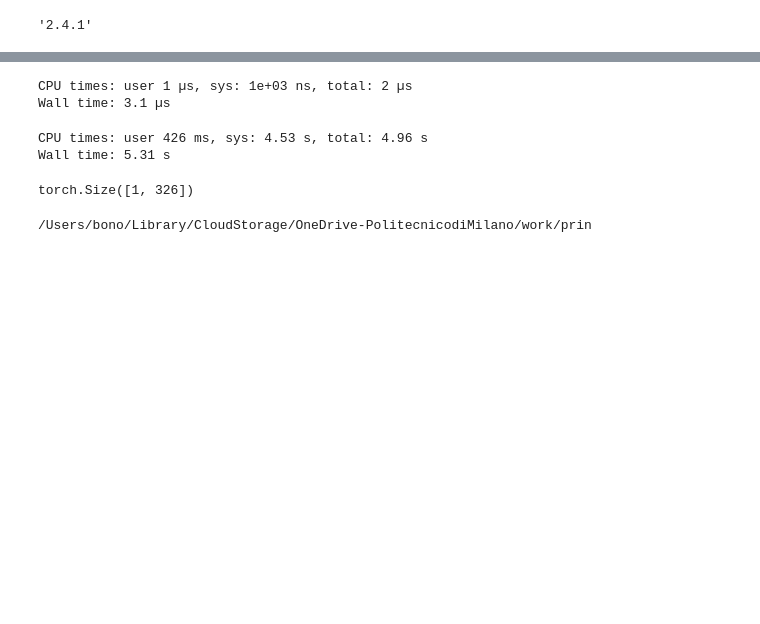
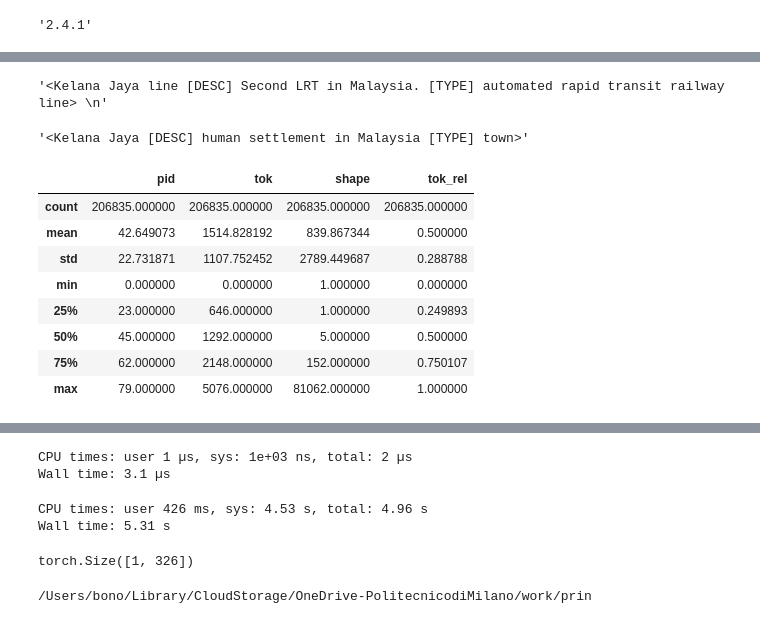
Before and after one commit to carloalbertobono/llm-uncertainty, a Jupyter notebook: logits-tablellama.ipynb, the cells around one changed output, grey strips where cells are left out. Drawn from its saved outputs; the diff is of its cells as text; code cells hidden in the pictures; blank space fills up the shorter version.

Commit message:
prompt_wip

```diff
--- a/logits-tablellama.ipynb
+++ b/logits-tablellama.ipynb
@@ -156,0 +499,14 @@ with open('tablellama_output.' + myrand + '.pickle', 'wb') as handle:
+# %%
+p = outlist[0]
+
+# in
+prompt = generate_prompt(p["instruction"], p["question"], p["input"])
+inputs = tokenizer(prompt, return_tensors="pt").to(device)
+
+# computed
+pre_output = p['pre_output']
+post_output_scores = p['post_output_scores']
+post_output_sequences = p['post_output_sequences']
+
+baseid = len(inputs["input_ids"][0]) + 1
+endid = len(post_output_sequences[0])
@@ -156,0 +517,10 @@ with open('tablellama_output.' + myrand + '.pickle', 'wb') as handle:
+# %%
+generated_ids = post_output_sequences
+generated_text = tokenizer.decode(generated_ids[0][baseid:endid], skip_special_tokens=True)
+generated_text
+# %% [output]
+'<Kelana Jaya line [DESC] Second LRT in Malaysia. [TYPE] automated rapid transit railway line> \n'
+# %%
+p['output']
+# %% [output]
+'<Kelana Jaya [DESC] human settlement in Malaysia [TYPE] town>'
@@ -156,0 +541,12 @@ with open('tablellama_output.' + myrand + '.pickle', 'wb') as handle:
+# %%
+d.describe()
+# %% [output]
+|  | pid | tok | shape | tok_rel |
+| count | 206835.000000 | 206835.000000 | 206835.000000 | 206835.000000 |
+| mean | 42.649073 | 1514.828192 | 839.867344 | 0.500000 |
+| std | 22.731871 | 1107.752452 | 2789.449687 | 0.288788 |
+| min | 0.000000 | 0.000000 | 1.000000 | 0.000000 |
+| 25% | 23.000000 | 646.000000 | 1.000000 | 0.249893 |
+| 50% | 45.000000 | 1292.000000 | 5.000000 | 0.500000 |
+| 75% | 62.000000 | 2148.000000 | 152.000000 | 0.750107 |
+| max | 79.000000 | 5076.000000 | 81062.000000 | 1.000000 |
```
Also changed, not shown: parts of 76 cells of this notebook, 1 other file.
